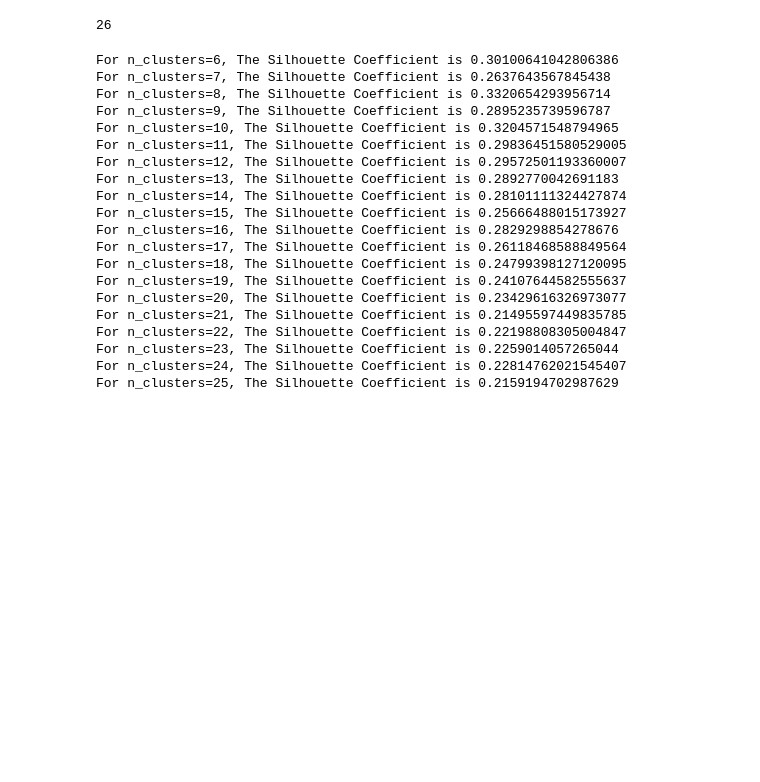
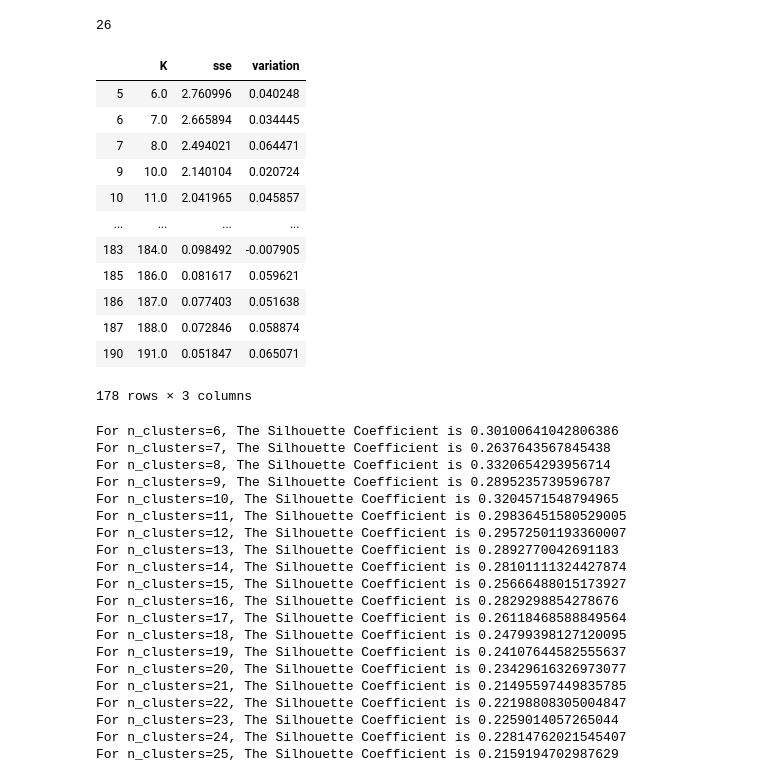
Before and after one commit to amorcecian/pfi, a Jupyter notebook: K-Medoids Testing.ipynb, the cells around one changed output. Drawn from its saved outputs; the diff is of its cells as text; code cells hidden in the pictures; blank space fills up the shorter version.

```diff
--- a/K-Medoids Testing.ipynb
+++ b/K-Medoids Testing.ipynb
@@ -16,16 +16,16 @@ from sklearn.neighbors import NearestNeighbors
 # %%
 ############################### Database Connections ######################################
 # AWS
-#server = 'pfidb.ci3ir6nuotoi.sa-east-1.rds.amazonaws.com'
-#user = 'admin'
-#password = 'AramLucas2020.'
-#db = 'pfidb'
+server = 'pfidb.ci3ir6nuotoi.sa-east-1.rds.amazonaws.com'
+user = 'admin'
+password = 'AramLucas2020.'
+db = 'pfidb'
 
 # Local DB PC
-server = 'DESKTOP-3OHRULK'
-user = 'sa'
-password = 'welcome1'
-db = 'pfidb'
+# server = 'DESKTOP-3OHRULK'
+# user = 'sa'
+# password = 'welcome1'
+# db = 'pfidb'
 
 # Connection to DB
 conn = pymssql.connect(server,user,password,db)
@@ -80,6 +81,22 @@ upper_limit = int(lower_limit  + round((len(df_stations)*0.1)))
 print(upper_limit)
 # %% [output]
 26
+# %%
+sse_df.loc[(sse_df['variation'] <= 0.1)]
+# %% [output]
+|  | K | sse | variation |
+| 5 | 6.0 | 2.760996 | 0.040248 |
+| 6 | 7.0 | 2.665894 | 0.034445 |
+| 7 | 8.0 | 2.494021 | 0.064471 |
+| 9 | 10.0 | 2.140104 | 0.020724 |
+| 10 | 11.0 | 2.041965 | 0.045857 |
+| ... | ... | ... | ... |
+| 183 | 184.0 | 0.098492 | -0.007905 |
+| 185 | 186.0 | 0.081617 | 0.059621 |
+| 186 | 187.0 | 0.077403 | 0.051638 |
+| 187 | 188.0 | 0.072846 | 0.058874 |
+| 190 | 191.0 | 0.051847 | 0.065071 |
+178 rows × 3 columns
 # %%
 silhouette = pd.DataFrame(columns=['cluster','sil_coeff'])
 for n_cluster in range(lower_limit, upper_limit):
```
Also changed, not shown: parts of 2 cells of this notebook, 1 other file.
